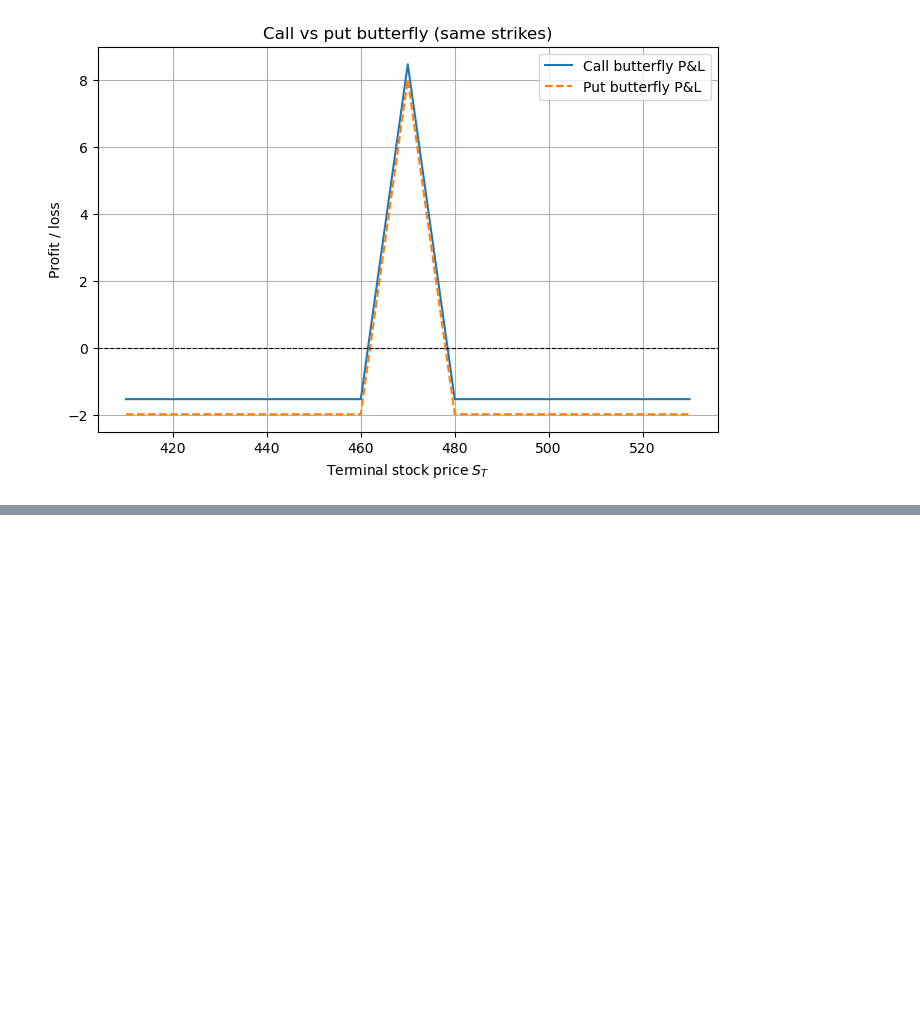
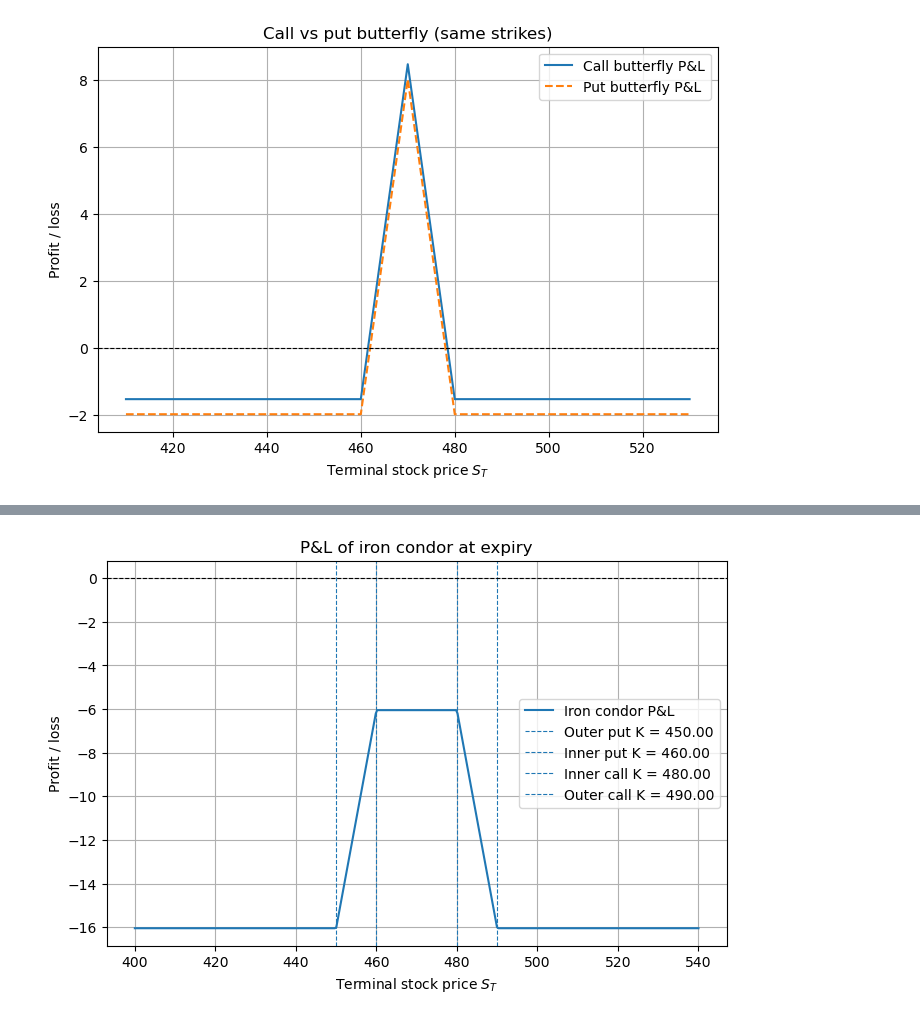
Before and after one commit to crowedavid02/FIN42020-Derivative-Securities-Project, a Jupyter notebook: notebooks/05_vol_trade.ipynb, the cells around one changed output, grey strips where cells are left out. Saved outputs shown, nothing was run; the diff lists cells and outputs as text; code cells hidden in the pictures; blank space fills up the shorter version.

```diff
--- a/notebooks/05_vol_trade.ipynb
+++ b/notebooks/05_vol_trade.ipynb
@@ -260,0 +307,87 @@ plt.show()
+# %%
+# 3. Iron condor: short strangle with long wings further out
+
+# Try to take one strike further out on each side if available.
+# If not available, fall back to the extreme strikes in the data.
+
+strikes_sorted = sorted(calls["Strike"].unique())
+atm_pos = strikes_sorted.index(atm_K)
+
+# inner short strikes are K1 and K3 from above
+inner_put_strike = K1
+inner_call_strike = K3
+
+# find indices of K1 and K3 in the full strike list
+idx_K1 = strikes_sorted.index(inner_put_strike)
+idx_K3 = strikes_sorted.index(inner_call_strike)
+
+# outer wings
+if idx_K1 - 1 >= 0:
+    outer_put_strike = strikes_sorted[idx_K1 - 1]
+else:
+    outer_put_strike = strikes_sorted[0]
+
+if idx_K3 + 1 < len(strikes_sorted):
+    outer_call_strike = strikes_sorted[idx_K3 + 1]
+else:
+    outer_call_strike = strikes_sorted[-1]
+
+# option premia for each leg
+P_outer_put = mid_put(outer_put_strike)
+P_inner_put = mid_put(inner_put_strike)
+C_inner_call = mid_call(inner_call_strike)
+C_outer_call = mid_call(outer_call_strike)
+
+# iron condor position:
+# long outer put, short inner put, short inner call, long outer call
+cost_iron_condor = (
+    P_outer_put       # long outer put
+    - P_inner_put     # short inner put
+    - C_inner_call    # short inner call
+    + C_outer_call    # long outer call
+)
+
+S_grid_ic = np.linspace(outer_put_strike - 50, outer_call_strike + 50, 401)
+
+# payoffs at expiry
+payoff_outer_put = np.maximum(outer_put_strike - S_grid_ic, 0.0)
+payoff_inner_put = np.maximum(inner_put_strike - S_grid_ic, 0.0)
+payoff_inner_call = np.maximum(S_grid_ic - inner_call_strike, 0.0)
+payoff_outer_call = np.maximum(S_grid_ic - outer_call_strike, 0.0)
+
+iron_condor_payoff = (
+    payoff_outer_put      # long outer put
+    - payoff_inner_put    # short inner put
+    - payoff_inner_call   # short inner call
+    + payoff_outer_call   # long outer call
+)
+
+iron_condor_pnl = iron_condor_payoff + cost_iron_condor  # cost is typically a net credit
+
+plt.figure(figsize=(8, 5))
+plt.plot(S_grid_ic, iron_condor_pnl, label="Iron condor P&L")
+plt.axvline(outer_put_strike, linestyle="--", linewidth=0.8,
+            label=f"Outer put K = {outer_put_strike:.2f}")
+plt.axvline(inner_put_strike, linestyle="--", linewidth=0.8,
+            label=f"Inner put K = {inner_put_strike:.2f}")
+plt.axvline(inner_call_strike, linestyle="--", linewidth=0.8,
+            label=f"Inner call K = {inner_call_strike:.2f}")
+plt.axvline(outer_call_strike, linestyle="--", linewidth=0.8,
+            label=f"Outer call K = {outer_call_strike:.2f}")
+plt.axhline(0.0, linestyle="--", linewidth=0.8, color="black")
+plt.xlabel("Terminal stock price $S_T$")
+plt.ylabel("Profit / loss")
+plt.title("P&L of iron condor at expiry")
+plt.legend()
+plt.grid(True)
+plt.show()
+
+(
+    cost_straddle,
+    cost_call_bfly,
+    cost_put_bfly,
+    cost_strangle,
+    cost_iron_condor,
+)
+# %% [output]
+[figure, added]
```
Also changed, not shown: parts of 10 cells of this notebook.
